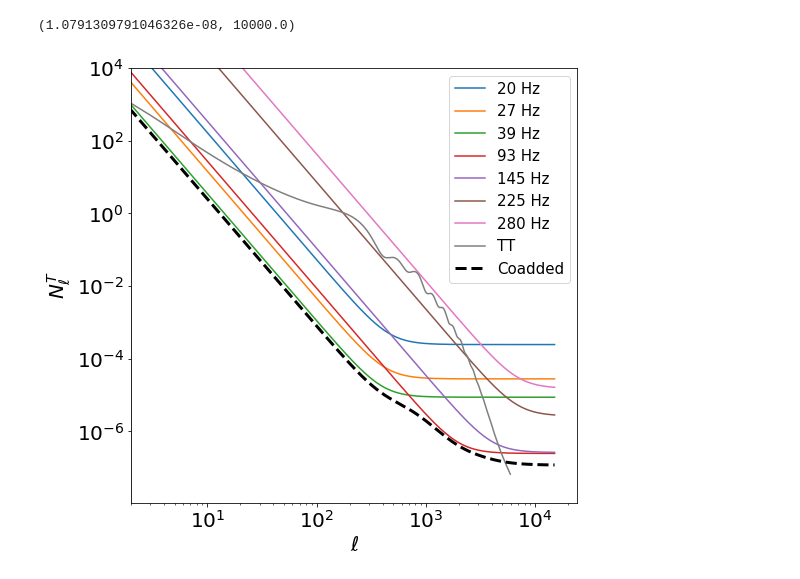
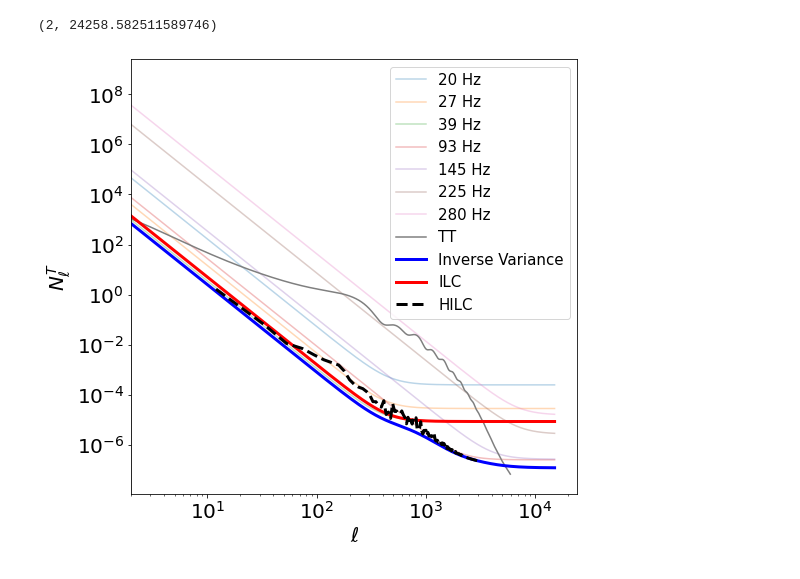
Before and after one commit to antolonappan/cmbs4_noise, a Jupyter notebook: noise_V2.ipynb, the cells around one changed output. Drawn from its saved outputs; the diff is of its cells as text; code cells hidden in the pictures.

```diff
--- a/noise_V2.ipynb
+++ b/noise_V2.ipynb
@@ -21,0 +37,11 @@ def inv_var(Nl):
+# %%
+NSIDE=1024
+sky = pysm3.Sky(nside=NSIDE, preset_strings=["c1"])
+Tmaps_list = []
+for idx in range(len(bands)):
+        maps = sky.get_emission(bands[idx]* u.GHz)
+        maps= maps.to(u.uK_CMB, equivalencies=u.cmb_equivalencies(bands[idx]*u.GHz))
+        Nl_T[idx][0] = 0
+        noiseI = hp.synfast(Nl_T[idx],nside=NSIDE)
+        Tmaps_list.append(maps.value[0]+noiseI)
+Tw = ilc_weights(Tmaps_list)
@@ -22,16 +50,33 @@ def inv_var(Nl):
+# %%
+components = [CMB()]
+class make_experiment:
+    def __init__(self,bands,beams):
+        self.frequency = bands
+        self.fwhm = beams
+inst = make_experiment(bands,None)
+# %%
+binning = nmt.NmtBin(nside=NSIDE, nlb=21, is_Dell=False)
+bins = np.int_(binning.get_effective_ells())
+result = harmonic_ilc(components, inst, np.array(Tmaps_list),lbins=bins)
+w = result.W
+# %%
+nl_hilc = np.zeros(len(bins))
+for i in range (len(bins)):
+    nl_hilc[i] = np.dot (Nl_T[:, bins[i]], w[bins[i]][0]**2)
 # %%
 plt.figure(figsize=(8,8))
 for idx in range(len(bands)):
-        plt.loglog(noise.ell,Nl_T[idx],label=f"{int(bands[idx])} Hz")
+        plt.loglog(noise.ell,Nl_T[idx],label=f"{int(bands[idx])} Hz",alpha=.3)
 plt.loglog(np.arange(len(cl_len['tt'])),cl_len['tt'],label='TT')
-plt.loglog(noise.ell,inv_var(Nl_T),c='k',lw=3,ls='--',label="Coadded")
+plt.loglog(noise.ell,inv_var(Nl_T),c='b',lw=3,label="Inverse Variance")
+plt.loglog(noise.ell,nl_coadd(Nl_T,Tw),c='r',lw=3,label="ILC")
+plt.loglog(bins,nl_hilc,c='k',lw=3,ls='--',label="HILC")
 plt.legend(fontsize=15)
 plt.xlabel("$\ell$",fontsize=20)
 plt.ylabel("$N_\ell^T$",fontsize=20)
 plt.xticks(fontsize=20)
 plt.yticks(fontsize=20)
 plt.xlim(2,None)
-plt.ylim(None,1e4)
 # %% [output]
-(1.0791309791046326e-08, 10000.0)
+(2, 24258.582511589746)
-[figure, old version]
+[figure, new version]
```
Also changed, not shown: parts of 7 cells of this notebook, 1 other file.
